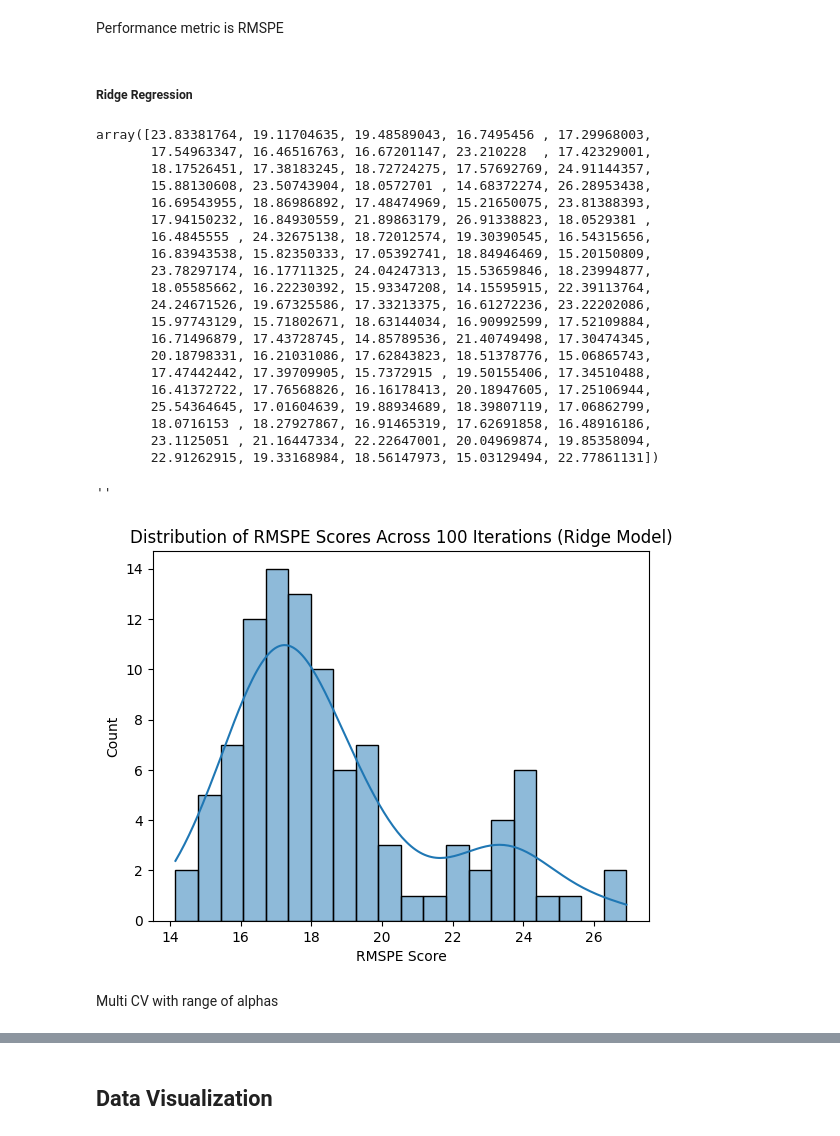
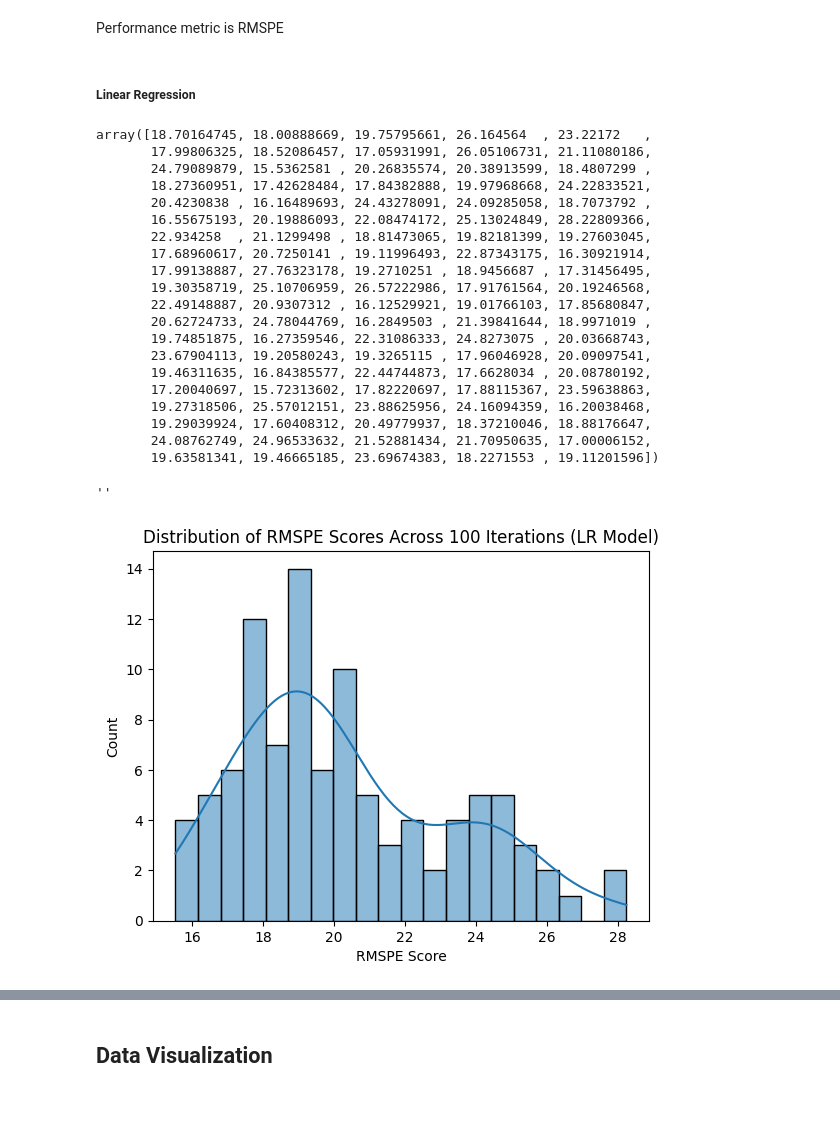
Before and after one commit to cnmi-ds-22/efitznm___Data-Science-Portfolio-C22, a Jupyter notebook: Modules/Module_2_Regression/Projects/Instructions/Project.2-Housing/Housing-Pass-18.ipynb, the cells around one changed output, grey strips where cells are left out. Saved outputs shown, nothing was run; the diff lists cells and outputs as text; code cells hidden in the pictures; blank space fills up the shorter version.

```diff
--- a/Modules/Module_2_Regression/Projects/Instructions/Project.2-Housing/Housing-Pass-18.ipynb
+++ b/Modules/Module_2_Regression/Projects/Instructions/Project.2-Housing/Housing-Pass-18.ipynb
@@ -524,7 +524,7 @@ np.int64(200)
 # %%
 # %%capture --no-stdout
 # Perform CV
-n = 200
+n = 300
 results = np.zeros(n)
 
 for idx in range(n):
@@ -540,17 +540,17 @@ for idx in range(n):
   X_test_scaled = scaler.transform(X_test)
 
   # Create the model
-  model_ridge = Ridge(alpha = a, tol = .01, max_iter=10000)
+  model_lasso = Lasso(alpha = a, tol = .01, max_iter=10000)
 
   # Fit regression
-  model_ridge.fit(X_train, y_train)
+  model_lasso.fit(X_train, y_train)
 
   # Predict
-  y_pred = model_ridge.predict(X_test)
+  y_pred = model_lasso.predict(X_test)
 
   # Calculate and record performance metric
   results[idx] = np.sqrt(mean_squared_error(y_test,y_pred))
 
 print(f"CV RMSE: {results.mean().round(2)}")
-print(f"Number of Predictors: {sum(model_ridge.coef_ >0)}")
+print(f"Number of Predictors: {sum(model_lasso.coef_ >0)}")
 # %% [output]
@@ -568,8 +568,8 @@ len(X_all_features.columns)
 # Plot model coefficients
 model_results = pd.DataFrame()
 model_results['Predictor'] = X_all_features.columns
-model_results['Ridge'] = model_ridge.coef_
-model_results.sort_values( by = ["Ridge"], ascending = False ).plot(
+model_results['Lasso'] = model_lasso.coef_
+model_results.sort_values( by = ["Lasso"], ascending = False ).plot(
     x = 'Predictor',
     kind = 'bar',
     figsize = (20,5)
@@ -596,7 +596,7 @@ model_results['Ridge'].abs().sort_values()
 dtype: float64
 # %%
 # Plot parameters with coefficients greater than 0
-greater_0 = model_results[(model_results['Ridge'] > 500 ) | (model_results['Ridge'] < -500 )]
-greater_0.sort_values( by = ["Ridge"], ascending = False ).plot(x = 'Predictor', kind = 'bar', figsize = (10,5))
+greater_0 = model_results[(model_results['Lasso'] > 500 ) | (model_results['Lasso'] < -500 )]
+greater_0.sort_values( by = ["Lasso"], ascending = False ).plot(x = 'Predictor', kind = 'bar', figsize = (10,5))
 plt.grid()
 # %% [output]
@@ -634,7 +634,7 @@ Performance metric is RMSPE
 def rmspe(y_true, y_pred):
     return np.sqrt(np.mean(((y_true - y_pred) / y_true) ** 2)) * 100
 # %% [markdown]
-##### Ridge Regression
+##### Linear Regression
 # %%
 # Multiple CV loop
 n = 100
@@ -649,48 +649,46 @@ for i in range(n):
     )
 
     # Create an empty LR model
-    model_ridge = Ridge()
+    modelLR = LinearRegression()
 
     # Train ( fit ) the model
-    model_ridge.fit( (X_train), y_train)
+    modelLR.fit( (X_train), y_train)
 
     # Make predicitons using the model
-    y_pred = model_ridge.predict(X_test)
+    y_pred = modelLR.predict(X_test)
 
     # calculate the accuracy
     results[i] = rmspe(y_test, y_pred)
 
 results
 # %% [output]
-array([23.83381764, 19.11704635, 19.48589043, 16.7495456 , 17.29968003,
-       17.54963347, 16.46516763, 16.67201147, 23.210228  , 17.42329001,
-       18.17526451, 17.38183245, 18.72724275, 17.57692769, 24.91144357,
-       15.88130608, 23.50743904, 18.0572701 , 14.68372274, 26.28953438,
-       16.69543955, 18.86986892, 17.48474969, 15.21650075, 23.81388393,
-       17.94150232, 16.84930559, 21.89863179, 26.91338823, 18.0529381 ,
-       16.4845555 , 24.32675138, 18.72012574, 19.30390545, 16.54315656,
-       16.83943538, 15.82350333, 17.05392741, 18.84946469, 15.20150809,
-       23.78297174, 16.17711325, 24.04247313, 15.53659846, 18.23994877,
-       18.05585662, 16.22230392, 15.93347208, 14.15595915, 22.39113764,
-       24.24671526, 19.67325586, 17.33213375, 16.61272236, 23.22202086,
-       15.97743129, 15.71802671, 18.63144034, 16.90992599, 17.52109884,
-       16.71496879, 17.43728745, 14.85789536, 21.40749498, 17.30474345,
-       20.18798331, 16.21031086, 17.62843823, 18.51378776, 15.06865743,
-       17.47442442, 17.39709905, 15.7372915 , 19.50155406, 17.34510488,
-       16.41372722, 17.76568826, 16.16178413, 20.18947605, 17.25106944,
-       25.54364645, 17.01604639, 19.88934689, 18.39807119, 17.06862799,
-       18.0716153 , 18.27927867, 16.91465319, 17.62691858, 16.48916186,
-       23.1125051 , 21.16447334, 22.22647001, 20.04969874, 19.85358094,
-       22.91262915, 19.33168984, 18.56147973, 15.03129494, 22.77861131])
+array([18.70164745, 18.00888669, 19.75795661, 26.164564  , 23.22172   ,
+       17.99806325, 18.52086457, 17.05931991, 26.05106731, 21.11080186,
+       24.79089879, 15.5362581 , 20.26835574, 20.38913599, 18.4807299 ,
+       18.27360951, 17.42628484, 17.84382888, 19.97968668, 24.22833521,
+       20.4230838 , 16.16489693, 24.43278091, 24.09285058, 18.7073792 ,
+       16.55675193, 20.19886093, 22.08474172, 25.13024849, 28.22809366,
+       22.934258  , 21.1299498 , 18.81473065, 19.82181399, 19.27603045,
+       17.68960617, 20.7250141 , 19.11996493, 22.87343175, 16.30921914,
+       17.99138887, 27.76323178, 19.2710251 , 18.9456687 , 17.31456495,
+       19.30358719, 25.10706959, 26.57222986, 17.91761564, 20.19246568,
+       22.49148887, 20.9307312 , 16.12529921, 19.01766103, 17.85680847,
+       20.62724733, 24.78044769, 16.2849503 , 21.39841644, 18.9971019 ,
+       19.74851875, 16.27359546, 22.31086333, 24.8273075 , 20.03668743,
+       23.67904113, 19.20580243, 19.3265115 , 17.96046928, 20.09097541,
+       19.46311635, 16.84385577, 22.44744873, 17.6628034 , 20.08780192,
+       17.20040697, 15.72313602, 17.82220697, 17.88115367, 23.59638863,
+       19.27318506, 25.57012151, 23.88625956, 24.16094359, 16.20038468,
+       19.29039924, 17.60408312, 20.49779937, 18.37210046, 18.88176647,
+       24.08762749, 24.96533632, 21.52881434, 21.70950635, 17.00006152,
+       19.63581341, 19.46665185, 23.69674383, 18.2271553 , 19.11201596])
 # %%
 # Display a histogram of the multi CV results
 sns.histplot(results, kde=True, bins=20)
-plt.title('Distribution of RMSPE Scores Across 100 Iterations (Ridge Model)')
+plt.title('Distribution of RMSPE Scores Across 100 Iterations (LR Model)')
 plt.xlabel('RMSPE Score')
 plt.ylabel('Count')
 ;
 # %% [output]
 ''
-[figure, old version]
+[figure, new version]
-# %% [markdown]
-Multi CV with range of alphas
```
Also changed, not shown: parts of 24 cells of this notebook.
